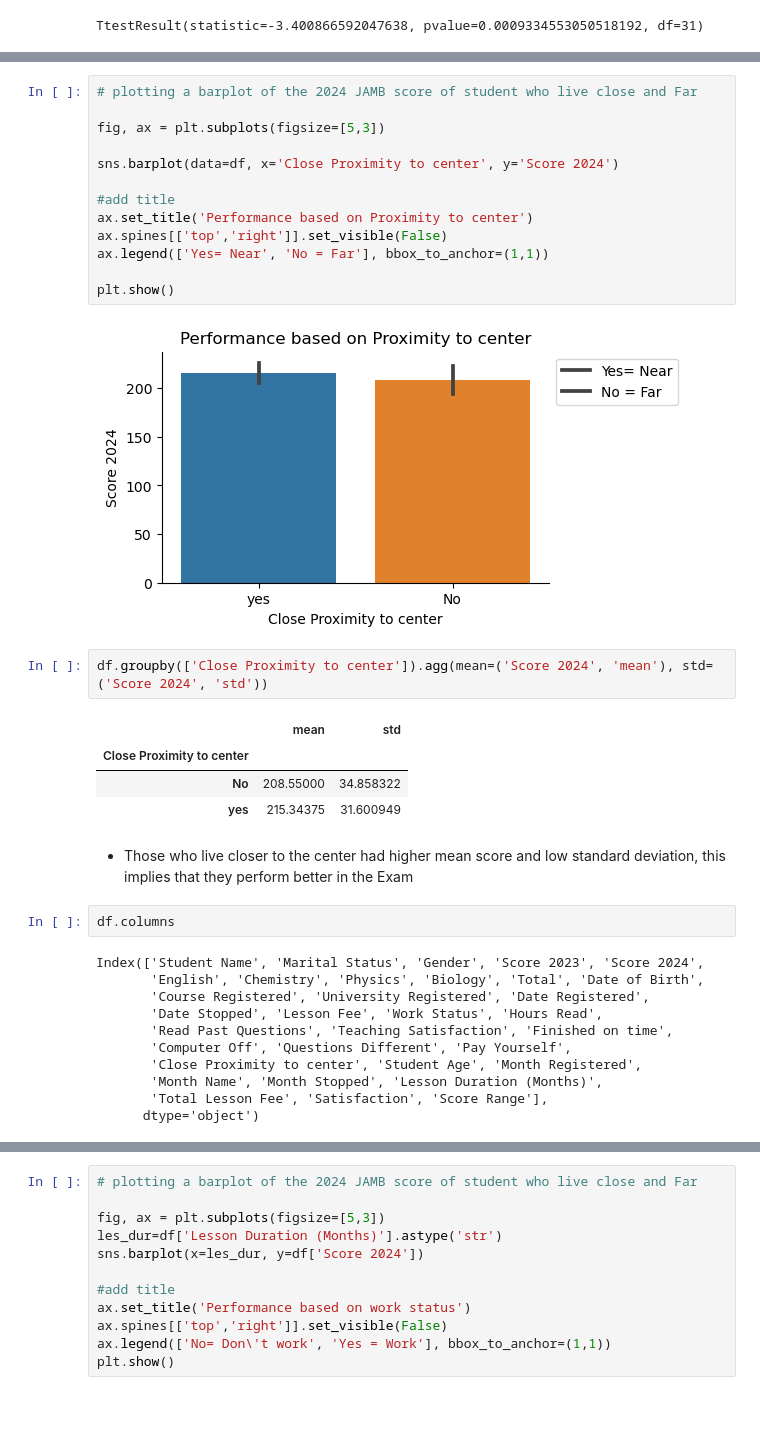
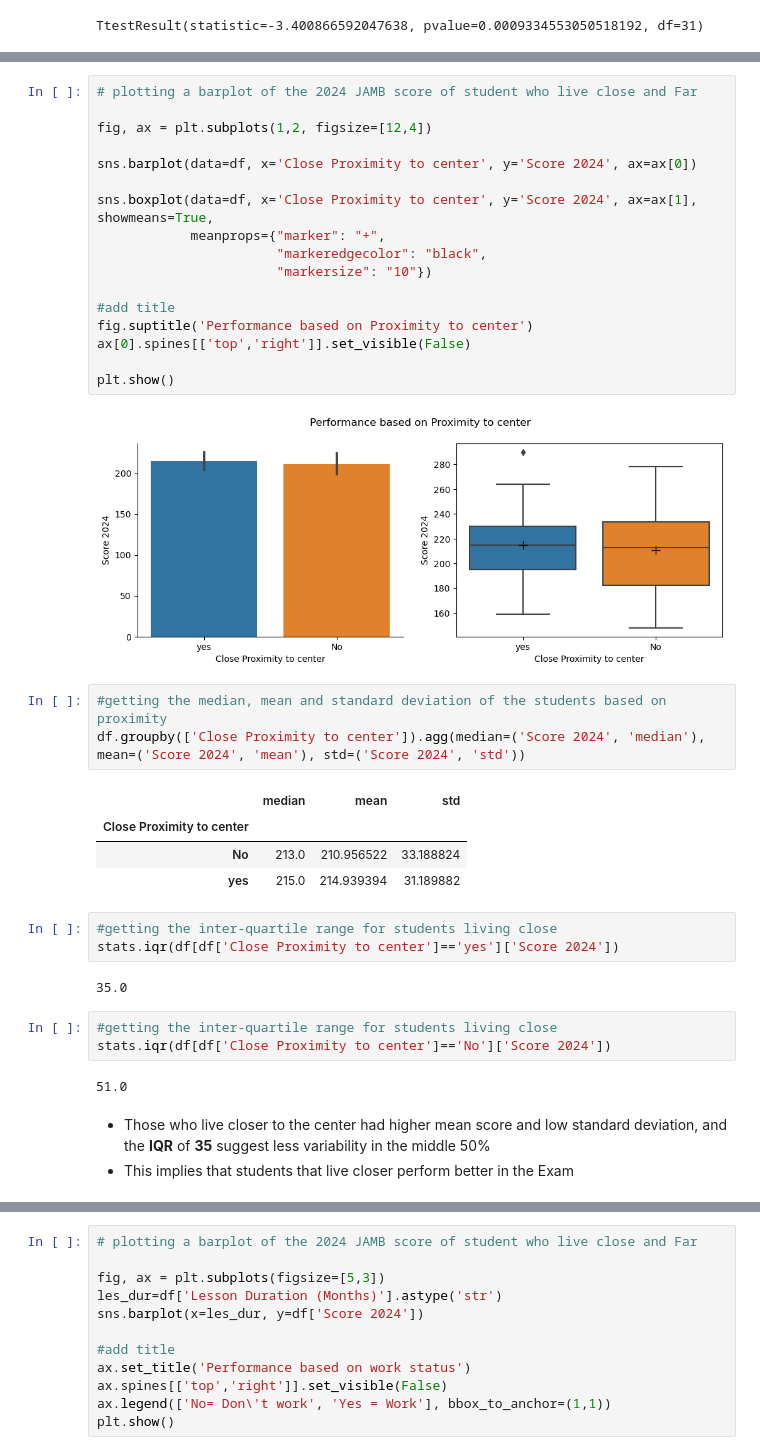
Before and after one commit to valezenwanne/Performance_of_UltraBrain_Students_in_2024_JAMB_Exam, a Jupyter notebook: Performance of Ultra-Brain Student in 2024 JAMB.ipynb, the cells around one changed output, grey strips where cells are left out. Saved outputs shown, nothing was run; the diff lists cells and outputs as text; blank space fills up the shorter version.

```diff
--- a/Performance of Ultra-Brain Student in 2024 JAMB.ipynb
+++ b/Performance of Ultra-Brain Student in 2024 JAMB.ipynb
@@ -1262,37 +1278,40 @@ df.groupby(['Gender']).agg(mean=('Score 2024', 'mean'), std=('Score 2024', 'std'
 # %%
 # plotting a barplot of the 2024 JAMB score of student who live close and Far
 
-fig, ax = plt.subplots(figsize=[5,3])
+fig, ax = plt.subplots(1,2, figsize=[12,4])
 
-sns.barplot(data=df, x='Close Proximity to center', y='Score 2024')
+sns.barplot(data=df, x='Close Proximity to center', y='Score 2024', ax=ax[0])
+
+sns.boxplot(data=df, x='Close Proximity to center', y='Score 2024', ax=ax[1], showmeans=True,
+            meanprops={"marker": "+",
+                       "markeredgecolor": "black",
+                       "markersize": "10"})
 
 #add title
-ax.set_title('Performance based on Proximity to center')
-ax.spines[['top','right']].set_visible(False)
-ax.legend(['Yes= Near', 'No = Far'], bbox_to_anchor=(1,1))
+fig.suptitle('Performance based on Proximity to center')
+ax[0].spines[['top','right']].set_visible(False)
 
 plt.show()
 # %% [output]
-[figure, old version]
+[figure, new version]
 # %%
-df.groupby(['Close Proximity to center']).agg(mean=('Score 2024', 'mean'), std=('Score 2024', 'std'))
+#getting the median, mean and standard deviation of the students based on proximity
+df.groupby(['Close Proximity to center']).agg(median=('Score 2024', 'median'), mean=('Score 2024', 'mean'), std=('Score 2024', 'std'))
 # %% [output]
-|  | mean | std |
-| Close Proximity to center |  |  |
-| No | 208.55000 | 34.858322 |
-| yes | 215.34375 | 31.600949 |
+|  | median | mean | std |
+| Close Proximity to center |  |  |  |
+| No | 213.0 | 210.956522 | 33.188824 |
+| yes | 215.0 | 214.939394 | 31.189882 |
+# %%
+#getting the inter-quartile range for students living close
+stats.iqr(df[df['Close Proximity to center']=='yes']['Score 2024'])
+# %% [output]
+35.0
+# %%
+#getting the inter-quartile range for students living close
+stats.iqr(df[df['Close Proximity to center']=='No']['Score 2024'])
+# %% [output]
+51.0
 # %% [markdown]
-- Those who live closer to the center had higher mean score and low standard deviation, this implies that they perform better in the Exam
+- Those who live closer to the center had higher mean score and low standard deviation, and the **IQR** of **35** suggest less variability in the middle 50%
+- This implies that students that live closer perform better in the Exam
-# %%
-df.columns
-# %% [output]
-Index(['Student Name', 'Marital Status', 'Gender', 'Score 2023', 'Score 2024',
-       'English', 'Chemistry', 'Physics', 'Biology', 'Total', 'Date of Birth',
-       'Course Registered', 'University Registered', 'Date Registered',
-       'Date Stopped', 'Lesson Fee', 'Work Status', 'Hours Read',
-       'Read Past Questions', 'Teaching Satisfaction', 'Finished on time',
-       'Computer Off', 'Questions Different', 'Pay Yourself',
-       'Close Proximity to center', 'Student Age', 'Month Registered',
-       'Month Name', 'Month Stopped', 'Lesson Duration (Months)',
-       'Total Lesson Fee', 'Satisfaction', 'Score Range'],
-      dtype='object')
```
Also changed, not shown: parts of 26 cells of this notebook.
